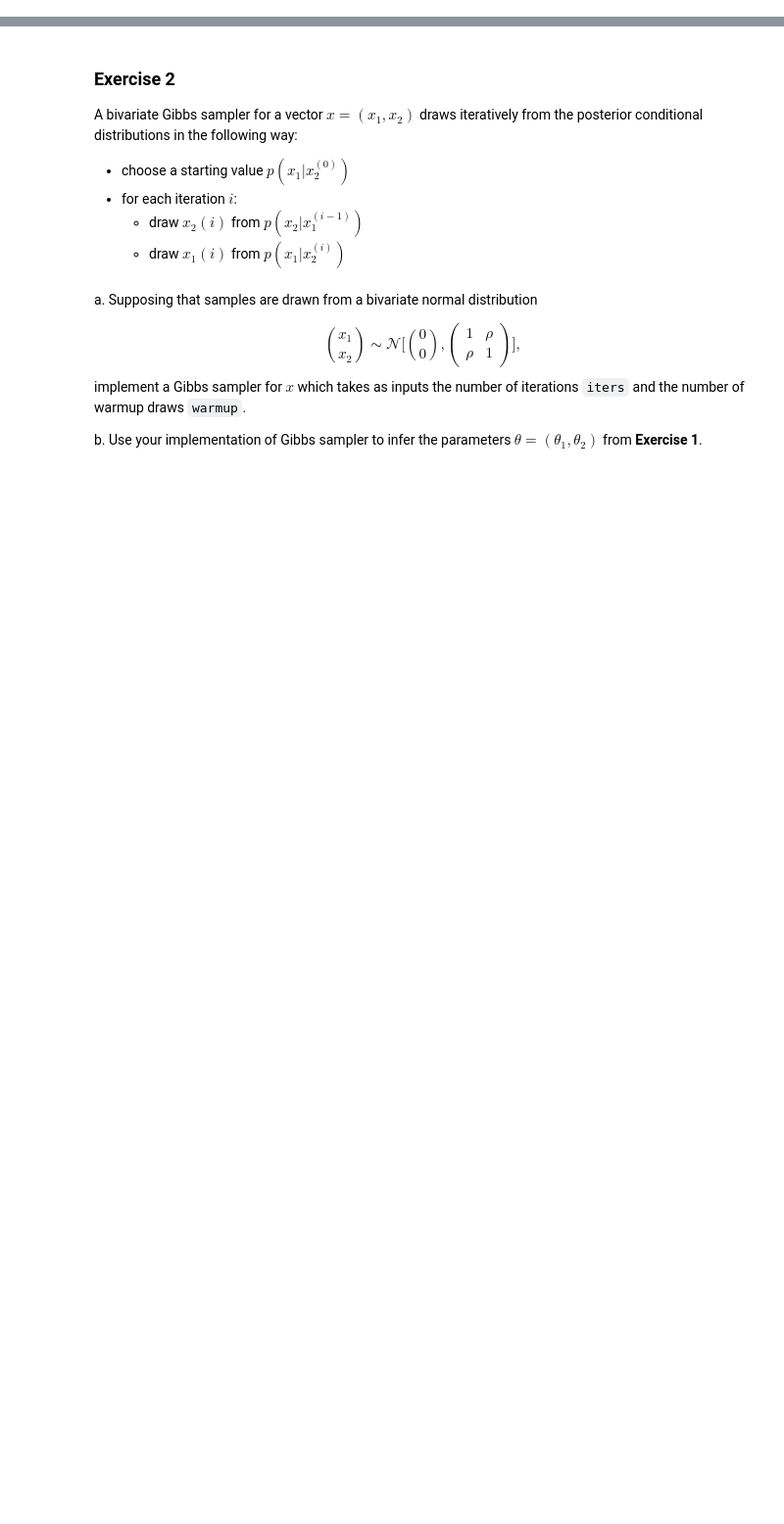
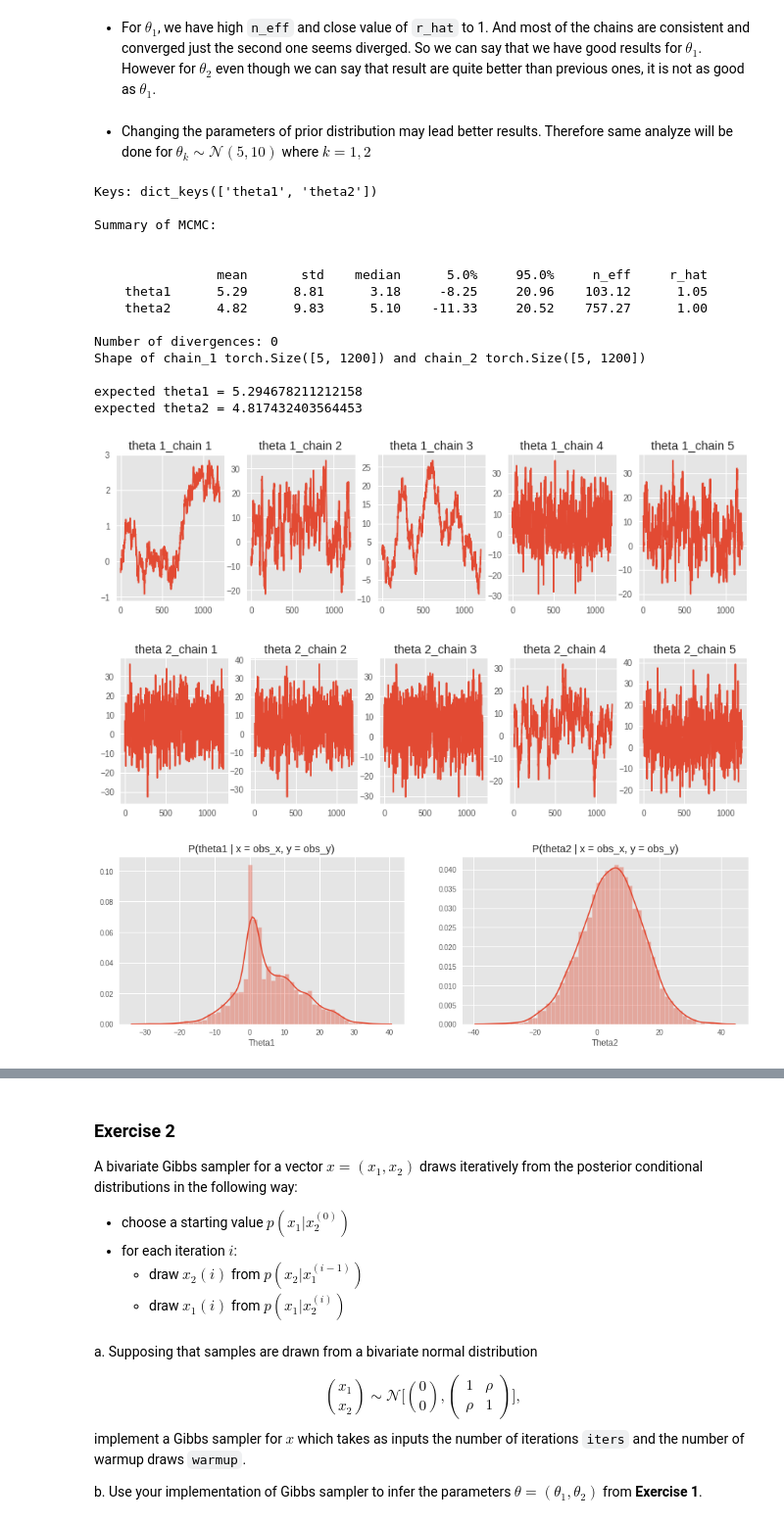
Before and after one commit to demirbilek95/statistical-machine-learning, a Jupyter notebook: homeworks/homework_04.ipynb, the cells around one changed output, grey strips where cells are left out. Shown: that part at 98% size. Saved outputs shown, nothing was run; the diff lists cells and outputs as text; code cells hidden in the pictures; blank space fills up the shorter version.

Commit message:
Exercise 1 homework 4 done, though,need double check

```diff
--- a/homeworks/homework_04.ipynb
+++ b/homeworks/homework_04.ipynb
@@ -83,0 +174,24 @@ AttributeError: 'MCMC' object has no attribute 'summary'
+# %% [markdown]
+- For $\theta_1$, we have high `n_eff` and close value of `r_hat` to 1. And most of the chains are consistent and converged just the second one seems diverged. So we can say that we have good results for $\theta_1$. However for $\theta_2$ even though we can say that result are quite better than previous ones, it is not as good as $\theta_1$.
+# %% [markdown]
+- Changing the parameters of prior distribution may lead better results. Therefore same analyze will be done for $\theta_k \sim \mathcal{N}(5,10)$ where $k = 1,2$
+# %%
+analyze_hmc(conditioned_model,obs_y,obs_x,dist.Normal(5,10),1200, 400, 5)
+# %% [output]
+Keys: dict_keys(['theta1', 'theta2'])
+
+Summary of MCMC:
+
+
+                mean       std    median      5.0%     95.0%     n_eff     r_hat
+    theta1      5.29      8.81      3.18     -8.25     20.96    103.12      1.05
+    theta2      4.82      9.83      5.10    -11.33     20.52    757.27      1.00
+
+Number of divergences: 0
+Shape of chain_1 torch.Size([5, 1200]) and chain_2 torch.Size([5, 1200])
+
+expected theta1 = 5.294678211212158
+expected theta2 = 4.817432403564453
+[figure, added]
+[figure, added]
+[figure, added]
```
Also changed, not shown: parts of 21 cells of this notebook.
